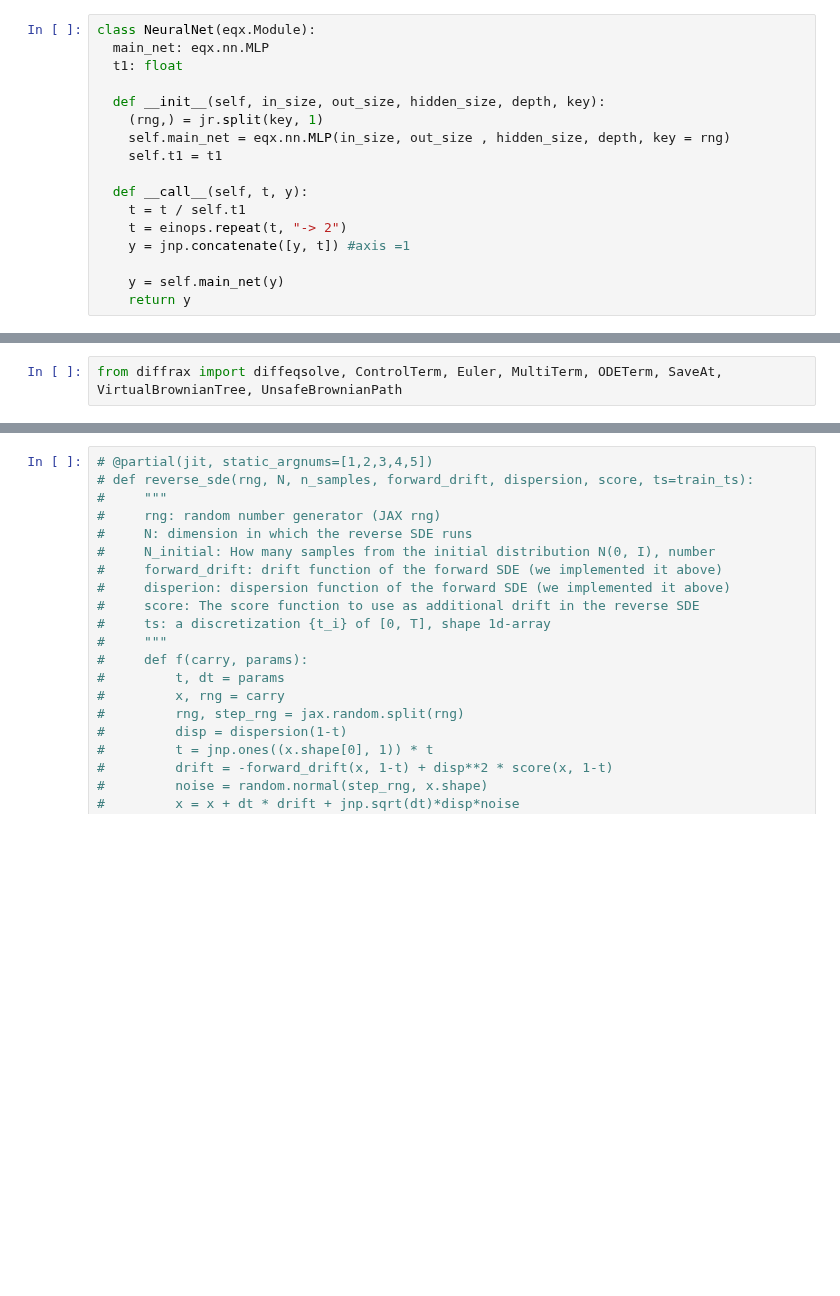
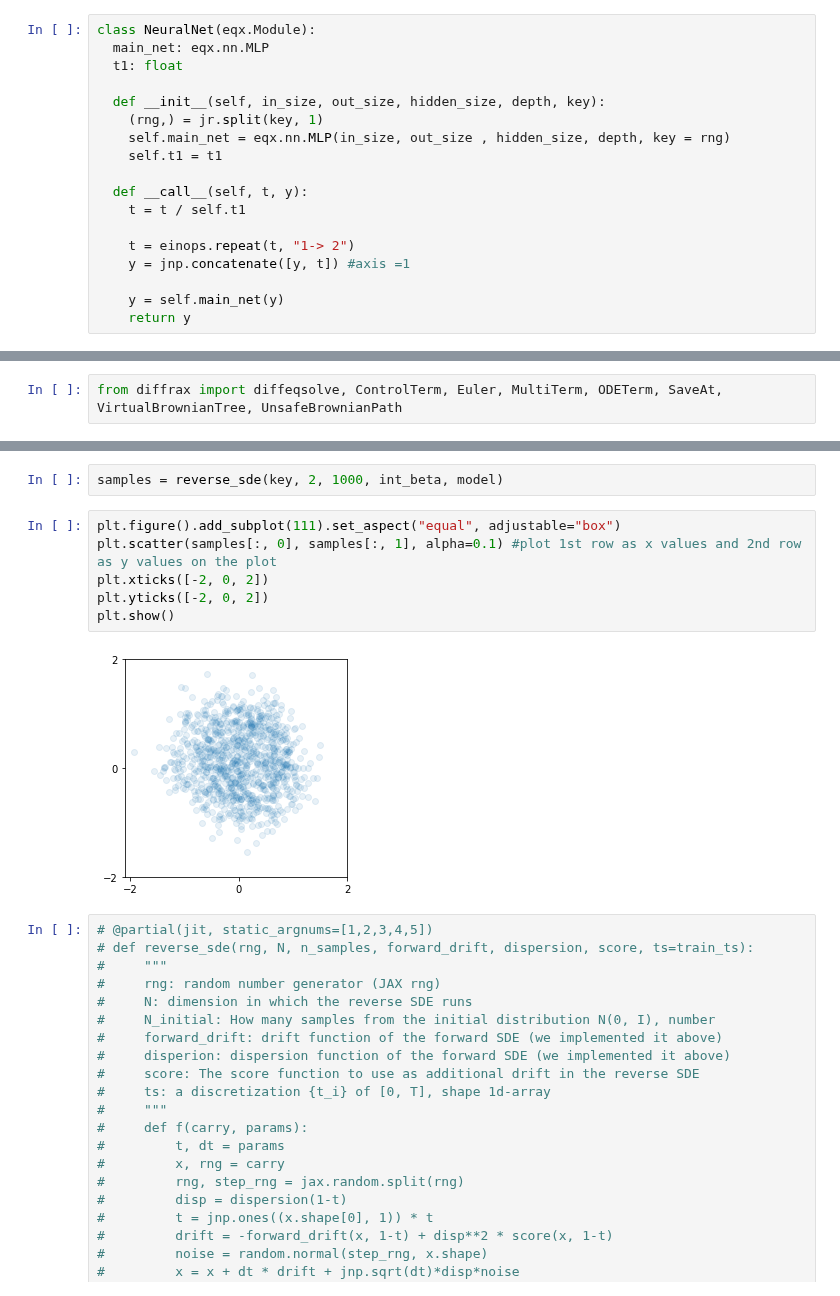
Before and after one commit to durml91/MMath-Project, a Jupyter notebook: Image_Diffusion_(working)/MLP Mixer diffusion/SDE using Spiral_Diffusion.ipynb, the cells around one changed output, grey strips where cells are left out. Cells and saved outputs as stored; diff of their text form; blank space fills up the shorter version.

```diff
--- a/Image_Diffusion_(working)/MLP Mixer diffusion/SDE using Spiral_Diffusion.ipynb
+++ b/Image_Diffusion_(working)/MLP Mixer diffusion/SDE using Spiral_Diffusion.ipynb
@@ -91,7 +93,8 @@ class NeuralNet(eqx.Module):
 
   def __call__(self, t, y):
     t = t / self.t1
-    t = einops.repeat(t, "-> 2")
+
+    t = einops.repeat(t, "1-> 2")
     y = jnp.concatenate([y, t]) #axis =1
 
     y = self.main_net(y)
@@ -244,3 +356,13 @@ Early stopping intervened
+# %%
+samples = reverse_sde(key, 2, 1000, int_beta, model)
+# %%
+plt.figure().add_subplot(111).set_aspect("equal", adjustable="box")
+plt.scatter(samples[:, 0], samples[:, 1], alpha=0.1) #plot 1st row as x values and 2nd row as y values on the plot
+plt.xticks([-2, 0, 2])
+plt.yticks([-2, 0, 2])
+plt.show()
+# %% [output]
+[figure, added]
 # %%
 # @partial(jit, static_argnums=[1,2,3,4,5])
 # def reverse_sde(rng, N, n_samples, forward_drift, dispersion, score, ts=train_ts):
```
Also changed, not shown: parts of 13 cells of this notebook.
